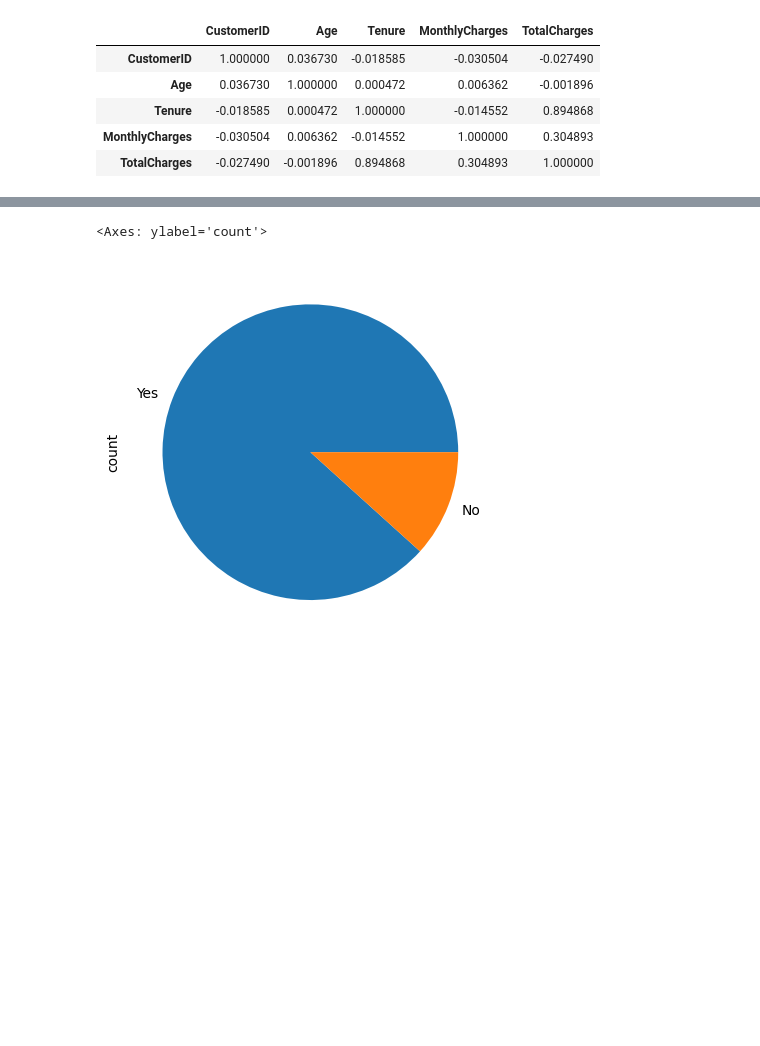
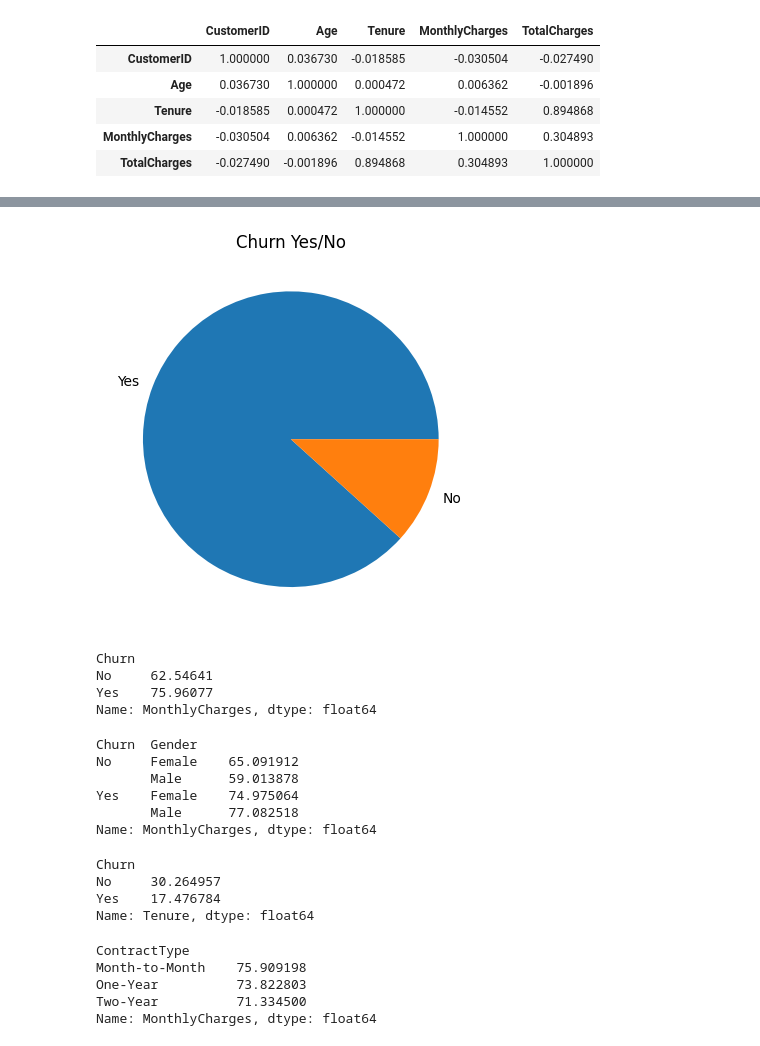
Before and after one commit to Rohit5792/Customer_Churn_Prediction, a Jupyter notebook: notebook.ipynb, the cells around one changed output, grey strips where cells are left out. Saved outputs shown, nothing was run; the diff lists cells and outputs as text; code cells hidden in the pictures; blank space fills up the shorter version.

```diff
--- a/notebook.ipynb
+++ b/notebook.ipynb
@@ -95,5 +97,38 @@ Requirement already satisfied: six>=1.5 in c:\users\dell\appdata\local\programs\
 # %%
 df["Churn"].value_counts().plot(kind="pie")
+plt.title("Churn Yes/No")
+plt.ylabel("")
+plt.show()
 # %% [output]
-<Axes: ylabel='count'>
-[figure, old version]
+[figure, new version]
+# %%
+df.groupby("Churn")["MonthlyCharges"].mean()
+# %% [output]
+Churn
+No     62.54641
+Yes    75.96077
+Name: MonthlyCharges, dtype: float64
+# %%
+df.groupby(["Churn", "Gender"])["MonthlyCharges"].mean()
+# %% [output]
+Churn  Gender
+No     Female    65.091912
+       Male      59.013878
+Yes    Female    74.975064
+       Male      77.082518
+Name: MonthlyCharges, dtype: float64
+# %%
+df.groupby("Churn")["Tenure"].mean()
+# %% [output]
+Churn
+No     30.264957
+Yes    17.476784
+Name: Tenure, dtype: float64
+# %%
+df.groupby("ContractType")["MonthlyCharges"].mean()
+# %% [output]
+ContractType
+Month-to-Month    75.909198
+One-Year          73.822803
+Two-Year          71.334500
+Name: MonthlyCharges, dtype: float64
```
Also changed, not shown: parts of 6 cells of this notebook.
